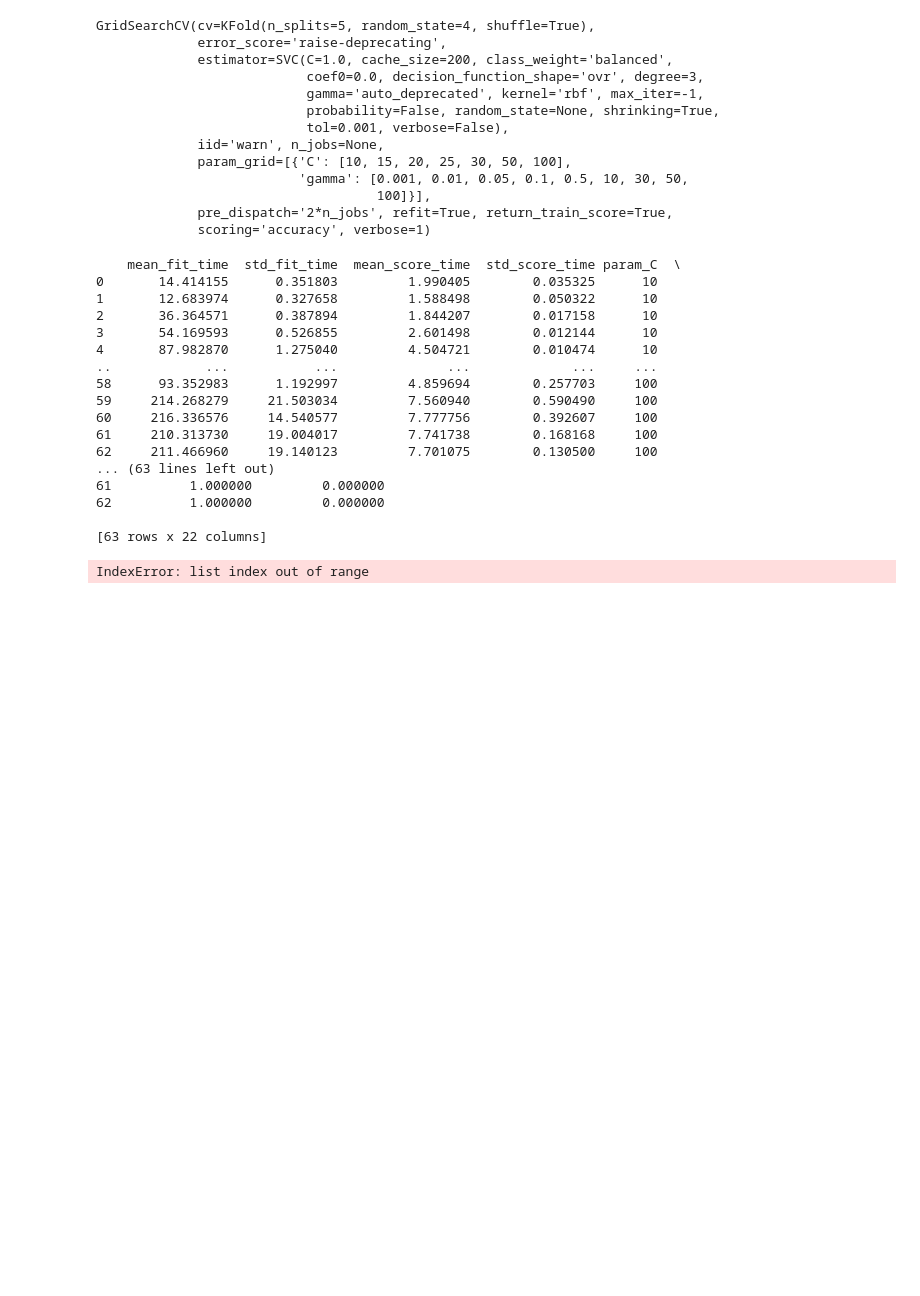
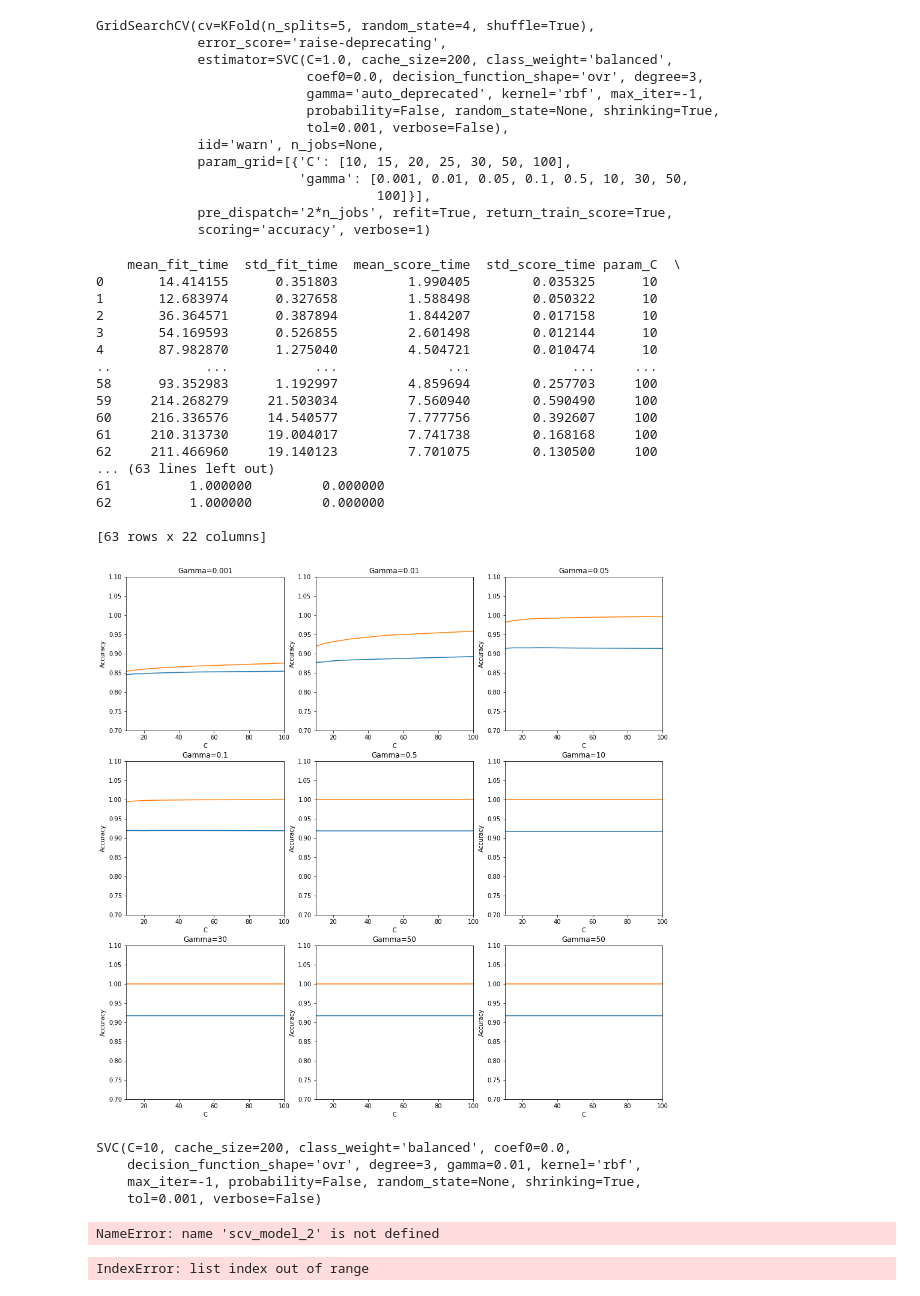
Before and after one commit to jabirshabbir/TelecomChurnCaseStudy, a Jupyter notebook: Untitled1.ipynb, the cells around one changed output. Cells and saved outputs as stored; diff of their text form; code cells hidden in the pictures; blank space fills up the shorter version.

```diff
--- a/Untitled1.ipynb
+++ b/Untitled1.ipynb
@@ -295,6 +295,69 @@ print(model_summary)
 [63 rows x 22 columns]
 # %%
 model_summary.to_csv('svm_model.csv')
+# %%
+fig = plt.figure(figsize=(16,16))
+fig.tight_layout()
+gamma =[0.001,0.01,0.05,0.1,0.5,10,30,50,100]
+count = 1
+for i in gamma:
+    gamma_filter = model_summary[model_summary['param_gamma'] == i]
+    C_gamma = gamma_filter['params']
+    #print(C_gamma)
+    Cs = list(map(lambda x:x['C'],C_gamma))
+    mean_test_score = list(gamma_filter['mean_test_score'])
+    mean_train_score = list(gamma_filter['mean_train_score'])
+    if count == 1:
+        ax = fig.add_subplot(331)
+        plt.title("Gamma=0.001")
+    if count == 2:
+        ax = fig.add_subplot(332)
+        plt.title("Gamma=0.01")
+    if count == 3:
+        ax = fig.add_subplot(333)
+        plt.title("Gamma=0.05")
+
+    if count == 4:
+        ax = fig.add_subplot(334)
+        plt.title("Gamma=0.1")
+    if count == 5:
+        ax = fig.add_subplot(335)
+        plt.title("Gamma=0.5")
+    if count == 6:
+        ax = fig.add_subplot(336)
+        plt.title("Gamma=10")
+    if count == 7:
+        ax = fig.add_subplot(337)
+        plt.title("Gamma=30")
+    if count == 8:
+        ax = fig.add_subplot(338)
+        plt.title("Gamma=50")
+    if count == 9:
+        ax = fig.add_subplot(339)
+        plt.title("Gamma=50")
+    count = count+1
+    ax.plot(Cs, mean_test_score)
+    ax.plot(Cs, mean_train_score)
+    plt.xlabel('C')
+    plt.ylabel('Accuracy')
+    plt.ylim([0.7, 1.1])
+    plt.xlim([10,100])
+#ax.legend(['test accuracy', 'train accuracy'], loc='upper left')
+# %% [output]
+[figure, added]
+# %%
+svc_model_1 = SVC(C=10,kernel = 'rbf',class_weight='balanced',gamma = 0.01)
+svc_model_1.fit(churn_data_pca,churn)
+# %% [output]
+SVC(C=10, cache_size=200, class_weight='balanced', coef0=0.0,
+    decision_function_shape='ovr', degree=3, gamma=0.01, kernel='rbf',
+    max_iter=-1, probability=False, random_state=None, shrinking=True,
+    tol=0.001, verbose=False)
+# %%
+svc_model_2 = SVC(C =1000,kernel = 'rbf',gamma = 0.001,class_weight = 'balanced')
+scv_model_2.fit(churn_data_pca,churn)
+# %% [output]
+NameError: name 'scv_model_2' is not defined
 # %%
 folds = KFold(n_splits = 5,shuffle = True,random_state = 4)
 hyperparameters = {'max_depth': [10,15,20,25,30,35,40,45,50],'min_samples_leaf':range(10,310,10),'n_estimators': range(50,750, 50),'max_features':range(10,45,5)}
```
Also changed, not shown: 1 other file.
